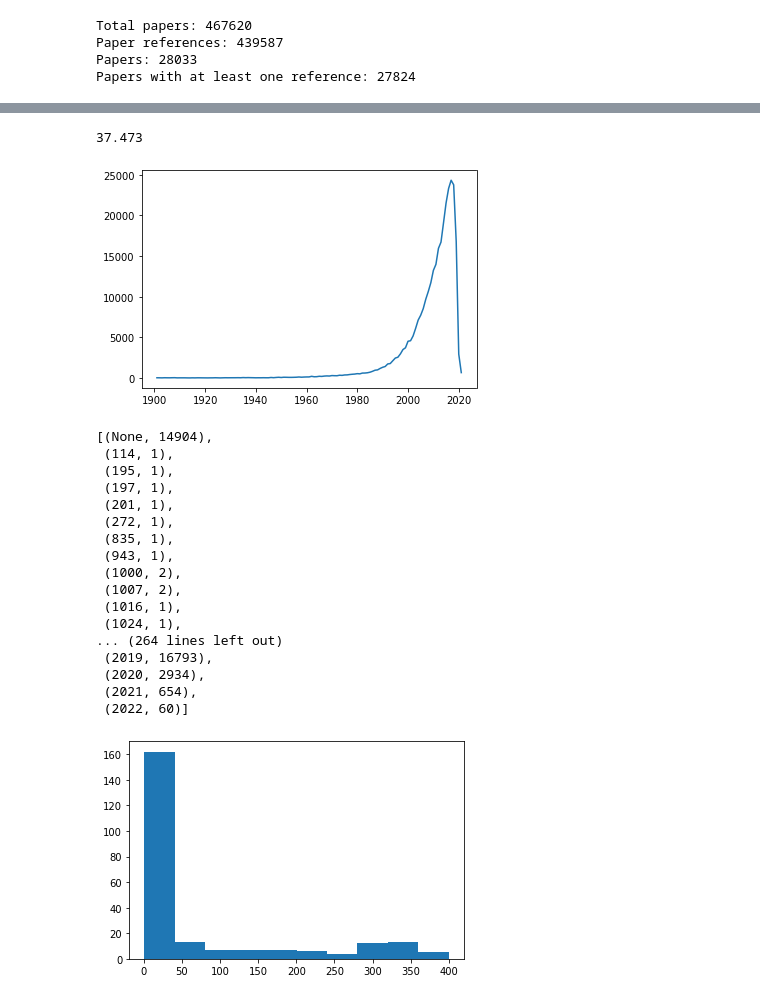
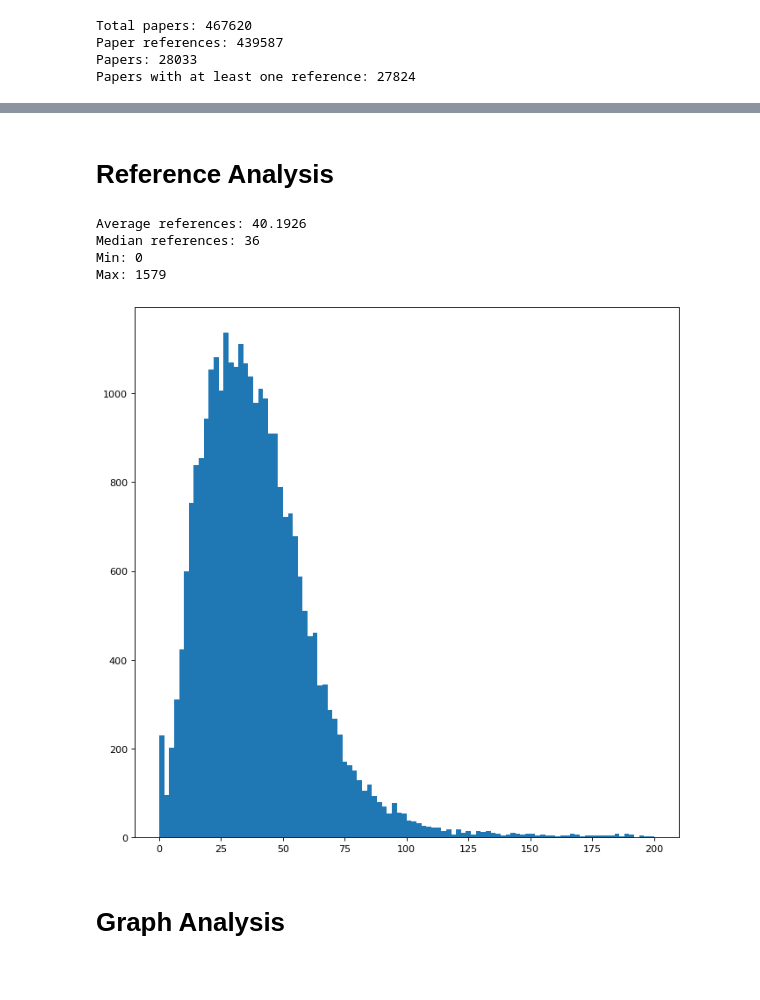
Before and after one commit to daviddung1993/Thesis-Project-How-blind-really-is-a-blind-peer-review-, a Jupyter notebook: Jupyter_notebooks/Data Analysis.ipynb, the cells around one changed output, grey strips where cells are left out. Cells and saved outputs as stored; diff of their text form; code cells hidden in the pictures.

```diff
--- a/Jupyter_notebooks/Data Analysis.ipynb
+++ b/Jupyter_notebooks/Data Analysis.ipynb
@@ -83,56 +93,29 @@ Papers with at least one reference: 27824
+# %% [markdown]
+# Reference Analysis
+# %%
+cursor.execute("SELECT AVG(p.ReferenceCount) FROM Papers p WHERE p.Leaf = FALSE")
+avg_references = float(cursor.fetchone()[0])
+cursor.execute("SELECT p.ReferenceCount FROM Papers p WHERE p.Leaf = FALSE")
+reference_count = statistics.median([ref[0] for ref in cursor.fetchall()])
+cursor.execute("SELECT MIN(p.ReferenceCount), MAX(p.ReferenceCount) FROM Papers p WHERE p.Leaf = FALSE")
+borders = cursor.fetchall()[0]
+print(f"Average references: {avg_references}")
+print(f"Median references: {reference_count}")
+print(f"Min: {borders[0]}")
+print(f"Max: {borders[1]}")
+# %% [output]
+Average references: 40.1926
+Median references: 36
+Min: 0
+Max: 1579
 # %%
-cursor.execute("SELECT AVG(p.ReferenceCount) FROM Papers p WHERE p.Leaf = FALSE AND p.ReferenceCount > 0 ")
-float(cursor.fetchall()[0][0])
+cursor.execute("SELECT p.ReferenceCount FROM Papers p WHERE p.Leaf = FALSE")
+ref_distribution = [item[0] for item in cursor.fetchall()]
+figure(figsize=(10, 10), dpi=80)
+plt.hist(ref_distribution, bins=100, range=(0,200))
+plt.show()
 # %% [output]
-37.473
+[figure, added]
-# %%
-cursor.execute("SELECT p.Pub_Year,COUNT(*)  FROM Papers p  GROUP BY p.Pub_Year")
-year_distribution = cursor.fetchall()
-year_distribution_sorted = sorted(year_distribution, key=lambda tup: tup[0] if tup[0] else 0)
-year = []
-year_amount = []
-for el in year_distribution_sorted:
-    if el[0]:
-        if 1900 < el[0] < 2022:
-            year.append(el[0])
-            year_amount.append(el[1])
-plt.plot(sorted(year), year_amount)
-plt.show()
-# %% [output]
-[figure, removed]
-# %%
-year_distribution_sorted
-# %% [output]
-[(None, 14904),
- (114, 1),
- (195, 1),
- (197, 1),
- (201, 1),
- (272, 1),
- (835, 1),
- (943, 1),
- (1000, 2),
- (1007, 2),
- (1016, 1),
- (1024, 1),
-... (264 lines left out)
- (2019, 16793),
- (2020, 2934),
- (2021, 654),
- (2022, 60)]
-# %%
-cursor.execute("SELECT p.ReferenceCount,COUNT(*) FROM Papers p WHERE p.ReferenceCount > 0 AND p.Leaf = FALSE GROUP BY p.ReferenceCount")
-ref_distribution = cursor.fetchall()
-ref_distribution_sorted = sorted(ref_distribution, key=lambda tup: tup[1])
-ref = []
-ref_amount = []
-for el in ref_distribution_sorted:
-    if el[0]:
-        if el[0] < 1400:
-            ref.append(el[0])
-            ref_amount.append(el[1])
-plt.hist(ref_amount)
-plt.show()
-# %% [output]
-[figure, removed]
+# %% [markdown]
+# Graph Analysis
 # %%
```
Also changed, not shown: parts of 25 cells of this notebook, 11 other files.
